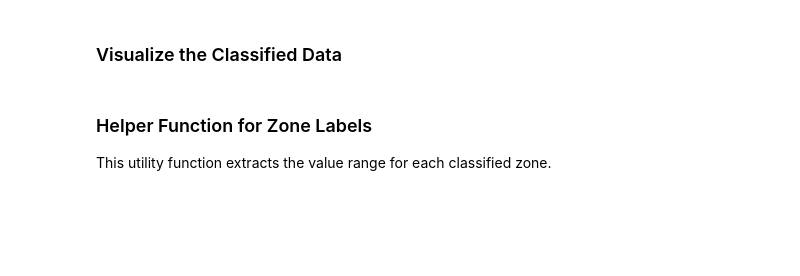
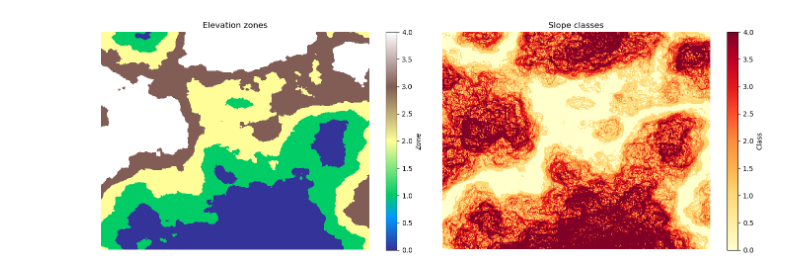
Before and after one commit to makepath/xarray-spatial, a Jupyter notebook: examples/user_guide/30_Zonal_Crosstab.ipynb, the cells around one changed output. Cells and saved outputs as stored; diff of their text form; code cells hidden in the pictures; blank space fills up the shorter version.

```diff
--- a/examples/user_guide/30_Zonal_Crosstab.ipynb
+++ b/examples/user_guide/30_Zonal_Crosstab.ipynb
@@ -100,19 +107,20 @@ print(f"Created {n_elev_classes} elevation zones and {n_slope_classes} slope cla
-# %% [markdown]
-### Visualize the Classified Data
 # %%
 fig, axes = plt.subplots(1, 2, figsize=(14, 5))
-axes[0].imshow(elevation_zones.values, cmap='terrain')
-axes[0].set_title('Elevation Zones')
+
+elevation_zones.plot.imshow(ax=axes[0], cmap='terrain', add_colorbar=True,
+                            cbar_kwargs={'label': 'Zone'})
+axes[0].set_title('Elevation zones')
 axes[0].set_axis_off()
-axes[1].imshow(slope_classes.values, cmap='YlOrRd')
-axes[1].set_title('Slope Classes')
+
+slope_classes.plot.imshow(ax=axes[1], cmap='YlOrRd', add_colorbar=True,
+                          cbar_kwargs={'label': 'Class'})
+axes[1].set_title('Slope classes')
 axes[1].set_axis_off()
+
 plt.tight_layout()
 plt.show()
+# %% [output]
+[figure, added]
-# %% [markdown]
-### Helper Function for Zone Labels
-
-This utility function extracts the value range for each classified zone.
 # %%
 def bin_ranges(classified_data, original_data, unit="", decimals=0):
     """Calculate the value range for each bin/class."""
```
Also changed, not shown: parts of 24 cells of this notebook, 1 other file.
